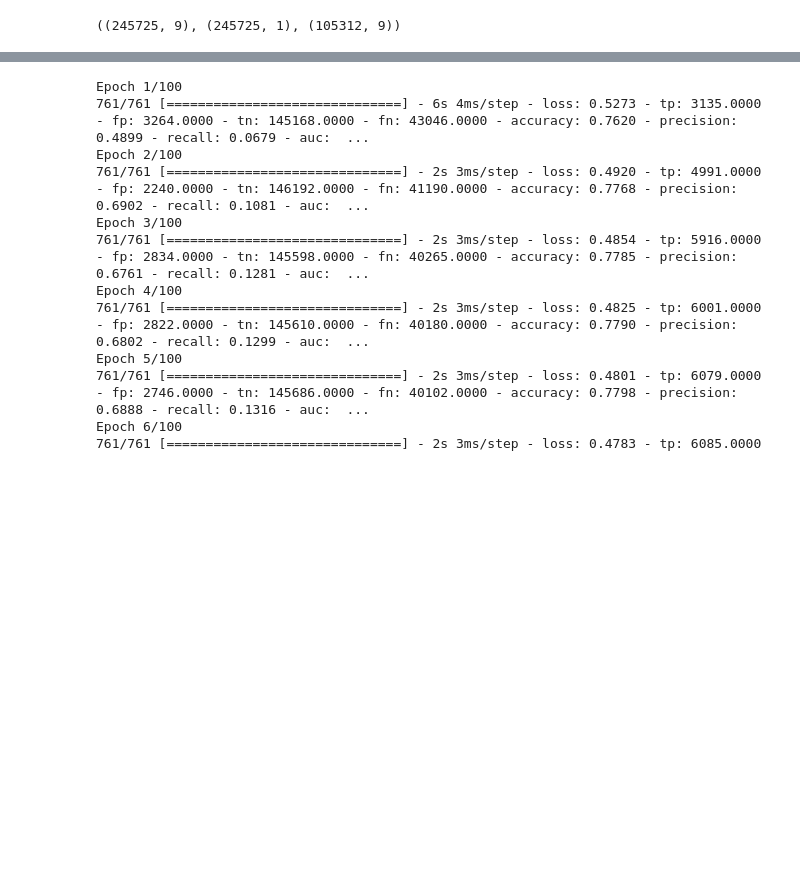
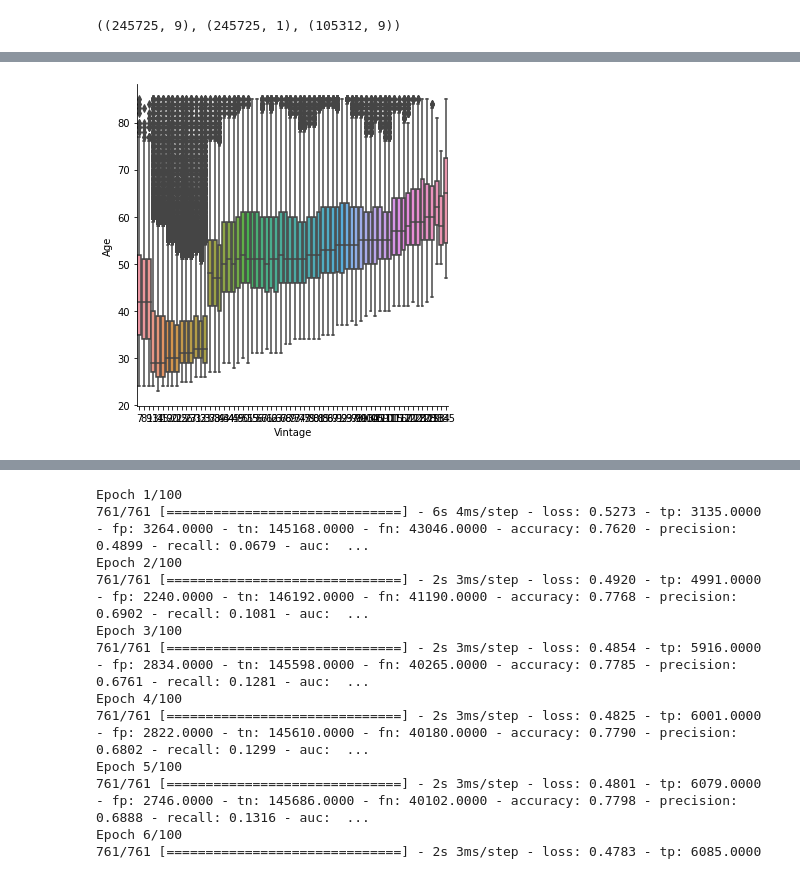
Before and after one commit to invisible23man/Hackathon, a Jupyter notebook: Hackathon.ipynb, the cells around one changed output, grey strips where cells are left out. Saved outputs shown, nothing was run; the diff lists cells and outputs as text; code cells hidden in the pictures; blank space fills up the shorter version.

```diff
--- a/Hackathon.ipynb
+++ b/Hackathon.ipynb
@@ -185,0 +191,7 @@ Credit_Product [0. 1.] 2
+# %%
+g = sns.factorplot(y="Age",x="Vintage",data=X_train_num,kind="box")
+#g = sns.factorplot(y="Age",x="Sex",hue="Pclass", data=dataset,kind="box")
+#g = sns.factorplot(y="Age",x="Avg_Account_Balance",data=X_train_num,kind="box")
+#g = sns.factorplot(y="Age",x="Is_Lead", data=pd.concat([X_train_num,Y_train]),kind="box")
+# %% [output]
+[figure, added]
```
Also changed, not shown: parts of 57 cells of this notebook.
